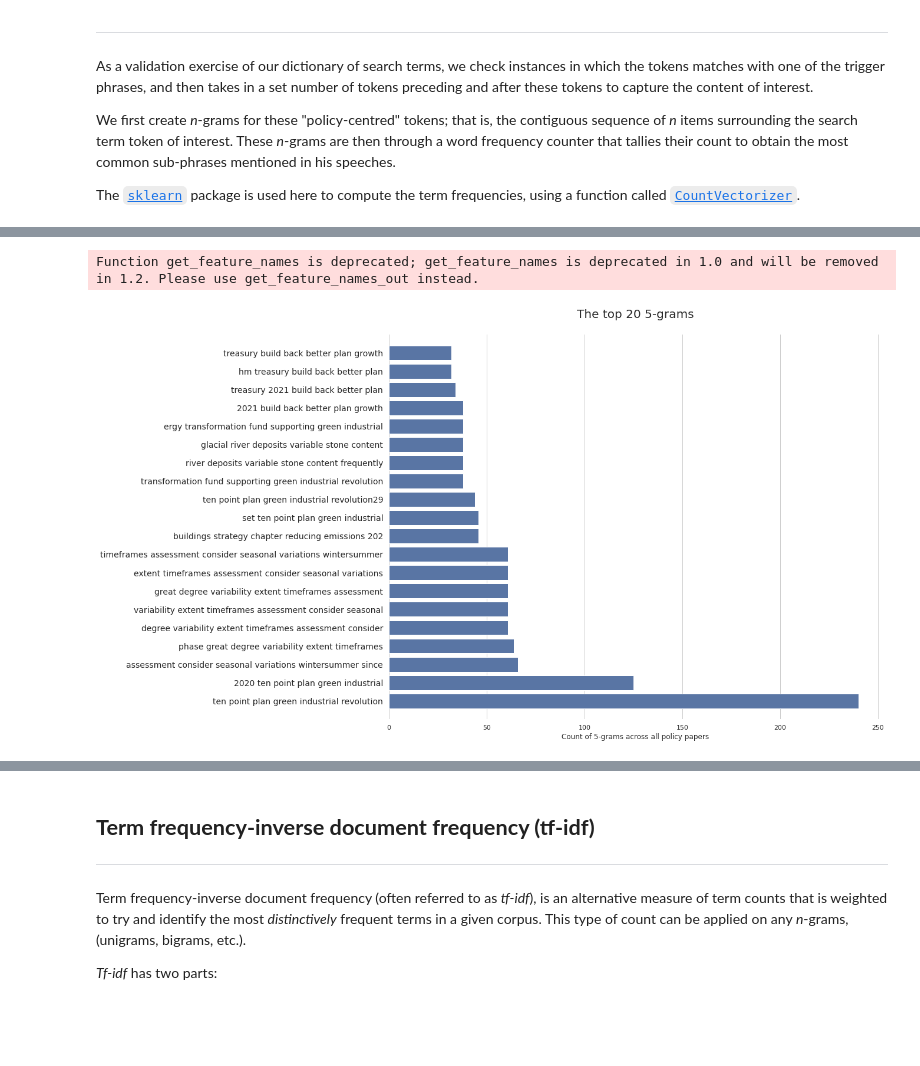
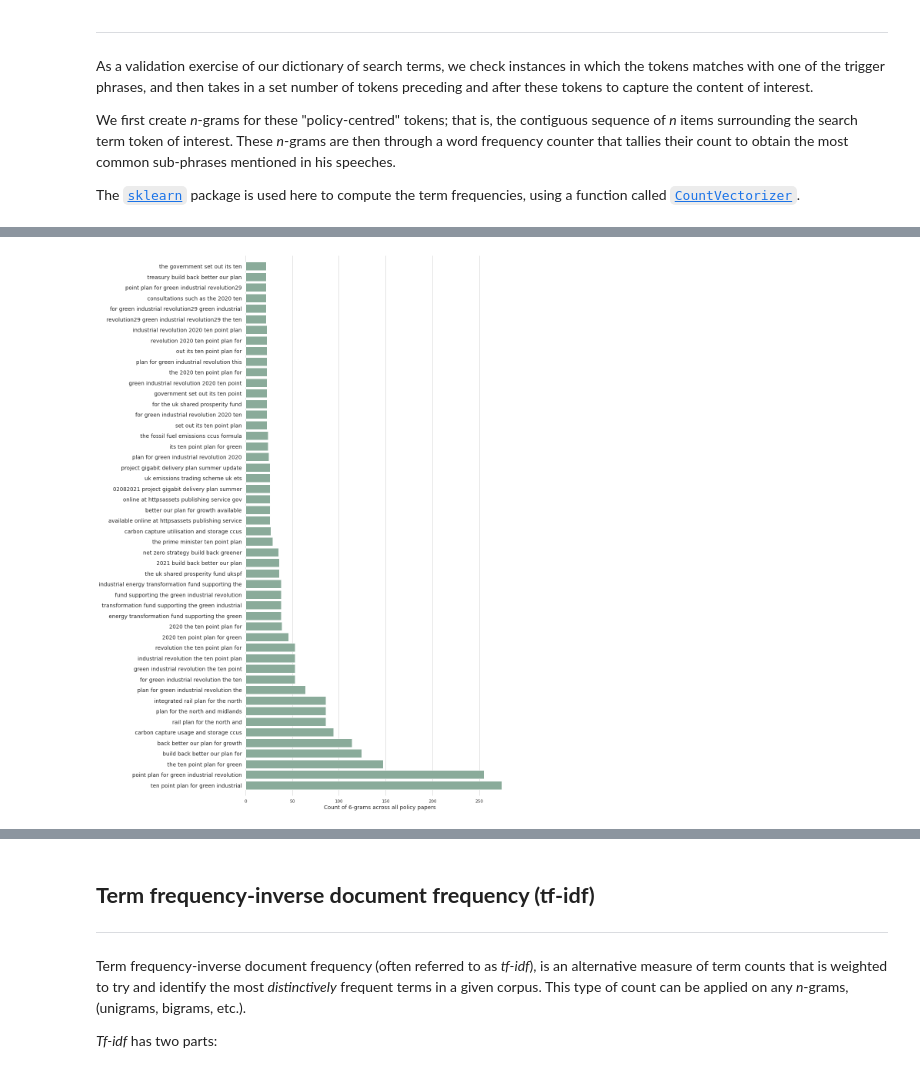
Before and after one commit to adammuhtar/nlp-networks-uk-econ-strategies, a Jupyter notebook: UK_Economic_Strategy_Text_and_Network_Analysis.ipynb, the cells around one changed output, grey strips where cells are left out. Drawn from its saved outputs; the diff is of its cells as text; code cells hidden in the pictures; blank space fills up the shorter version.

```diff
--- a/UK_Economic_Strategy_Text_and_Network_Analysis.ipynb
+++ b/UK_Economic_Strategy_Text_and_Network_Analysis.ipynb
@@ -2834,45 +2771,45 @@ stopwords = nltk.corpus.stopwords.words("english")
-# %%
-#@title Convert policy-centred tokens into a matrix of token counts
-import numpy as np              # linear algebra
-from sklearn.feature_extraction.text import CountVectorizer
-
-# Create dataframe for 4-gram
-vectoriser = CountVectorizer(
-    stop_words = stopwords, ngram_range = (6, 6), max_features = 300
-)
-ngram_df = (
-    pd.DataFrame(
-        vectoriser.fit_transform(doc_df["policy-centred token"]).toarray(),
-        columns = vectoriser.get_feature_names(),
-    )
-    .T.sum(axis = 1)
-    .sort_values(ascending = False)
-)
-# %% [output]
-Function get_feature_names is deprecated; get_feature_names is deprecated in 1.0 and will be removed in 1.2. Please use get_feature_names_out instead.
 # %%
-#@title N-gram plot
+#@title 6-gram plot
+import numpy as np              # linear algebra
+from sklearn.feature_extraction.text import CountVectorizer
 import matplotlib.pyplot as plt
 import seaborn as sns
 
+%matplotlib inline
+
+
+# Create dataframe for n-gram
+n = 6        # N-gram number
+vectoriser = CountVectorizer(
+    ngram_range = (n, n), max_features = 300
+)
+ngram_df = (
+    pd.DataFrame(
+        vectoriser.fit_transform(doc_df["ngram"]).toarray(),
+        columns = vectoriser.get_feature_names(),
+    )
+    .T.sum(axis = 1)
+    .sort_values(ascending = False)
+)
+
 
 # Initialise matplotlib figure
-f, ax = plt.subplots(figsize = (15, 12))
+f, ax = plt.subplots(figsize = (15, 20))
 
 
 # Barplot
-num = 20    # number of trigrams to plot
+num = 50    # number of n-grams to plot
 sns.set(font_scale = 2)
 sns.set_theme(style = "whitegrid")
 sns.barplot(
     x = ngram_df[:num].values,
     y = ngram_df[:num].index,
-    color = "b"
+    color = "#85B09A"
 )
 ax.set_yticklabels(ngram_df[:num].index, fontsize = 14)
 ax.set_ylim(-1, num)
-ax.set_xlabel("Count of 5-grams across all policy papers")
-ax.set_title(f"The top {num} 5-grams\n", fontsize = 20)
+ax.set_xlabel(f"Count of {n}-grams across all policy papers", fontsize = 14)
 sns.despine(left = True, bottom = True)
+plt.tight_layout(pad = 0)
 # %% [output]
-[figure, old version]
+[figure, new version]
```
Also changed, not shown: parts of 22 cells of this notebook.
